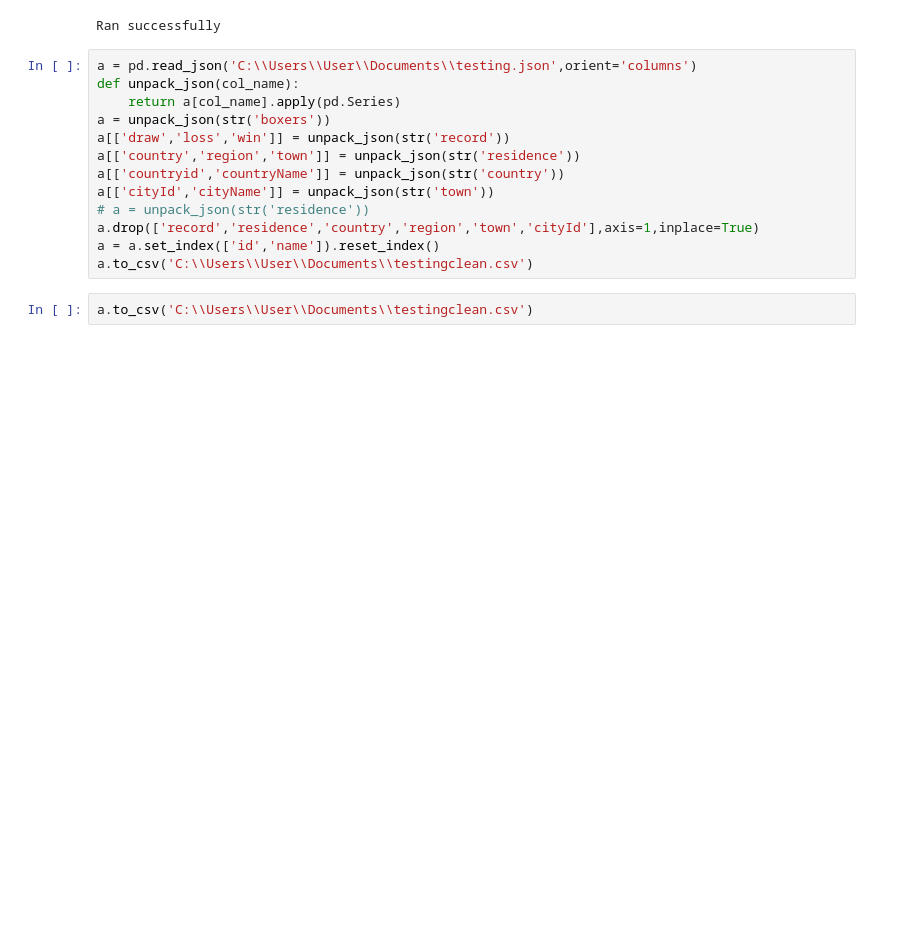
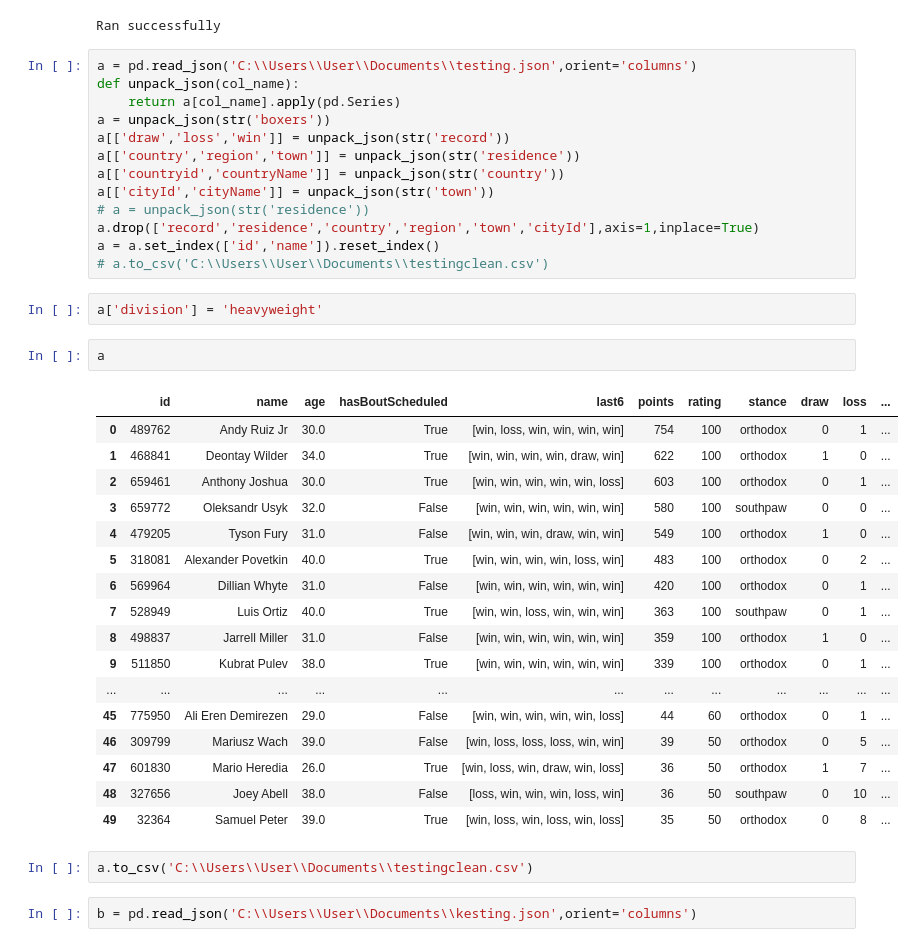
Before and after one commit to EmmS21/SpringboardCapstoneBoxingPredictionWebApp, a Jupyter notebook: cleanupjson.ipynb, the cells around one changed output. Cells and saved outputs as stored; diff of their text form; blank space fills up the shorter version.

Commit message:
Enriching boxing data
Getting more information re: boxer dataset with heavyweight pro boxers

```diff
--- a/cleanupjson.ipynb
+++ b/cleanupjson.ipynb
@@ -34,6 +34,30 @@ a[['cityId','cityName']] = unpack_json(str('town'))
 # a = unpack_json(str('residence'))
 a.drop(['record','residence','country','region','town','cityId'],axis=1,inplace=True)
 a = a.set_index(['id','name']).reset_index()
-a.to_csv('C:\\Users\\User\\Documents\\testingclean.csv')
+# a.to_csv('C:\\Users\\User\\Documents\\testingclean.csv')
+# %%
+a['division'] = 'heavyweight'
+# %%
+a
+# %% [output]
+|  | id | name | age | hasBoutScheduled | last6 | points | rating | stance | draw | loss | ... |
+| 0 | 489762 | Andy Ruiz Jr | 30.0 | True | [win, loss, win, win, win, win] | 754 | 100 | orthodox | 0 | 1 | ... |
+| 1 | 468841 | Deontay Wilder | 34.0 | True | [win, win, win, win, draw, win] | 622 | 100 | orthodox | 1 | 0 | ... |
+| 2 | 659461 | Anthony Joshua | 30.0 | True | [win, win, win, win, win, loss] | 603 | 100 | orthodox | 0 | 1 | ... |
+| 3 | 659772 | Oleksandr Usyk | 32.0 | False | [win, win, win, win, win, win] | 580 | 100 | southpaw | 0 | 0 | ... |
+| 4 | 479205 | Tyson Fury | 31.0 | False | [win, win, win, draw, win, win] | 549 | 100 | orthodox | 1 | 0 | ... |
+| 5 | 318081 | Alexander Povetkin | 40.0 | True | [win, win, win, win, loss, win] | 483 | 100 | orthodox | 0 | 2 | ... |
+| 6 | 569964 | Dillian Whyte | 31.0 | False | [win, win, win, win, win, win] | 420 | 100 | orthodox | 0 | 1 | ... |
+| 7 | 528949 | Luis Ortiz | 40.0 | True | [win, win, loss, win, win, win] | 363 | 100 | southpaw | 0 | 1 | ... |
+| 8 | 498837 | Jarrell Miller | 31.0 | False | [win, win, win, win, win, win] | 359 | 100 | orthodox | 1 | 0 | ... |
+| 9 | 511850 | Kubrat Pulev | 38.0 | True | [win, win, win, win, win, win] | 339 | 100 | orthodox | 0 | 1 | ... |
+| ... | ... | ... | ... | ... | ... | ... | ... | ... | ... | ... | ... |
+| 45 | 775950 | Ali Eren Demirezen | 29.0 | False | [win, win, win, win, win, loss] | 44 | 60 | orthodox | 0 | 1 | ... |
+| 46 | 309799 | Mariusz Wach | 39.0 | False | [win, loss, loss, loss, win, win] | 39 | 50 | orthodox | 0 | 5 | ... |
+| 47 | 601830 | Mario Heredia | 26.0 | True | [win, loss, win, draw, win, loss] | 36 | 50 | orthodox | 1 | 7 | ... |
+| 48 | 327656 | Joey Abell | 38.0 | False | [loss, win, win, win, loss, win] | 36 | 50 | southpaw | 0 | 10 | ... |
+| 49 | 32364 | Samuel Peter | 39.0 | True | [win, loss, win, loss, win, loss] | 35 | 50 | orthodox | 0 | 8 | ... |
 # %%
 a.to_csv('C:\\Users\\User\\Documents\\testingclean.csv')
+# %%
+b = pd.read_json('C:\\Users\\User\\Documents\\kesting.json',orient='columns')
```
Also changed, not shown: parts of 1 cell of this notebook, 3 other files.
